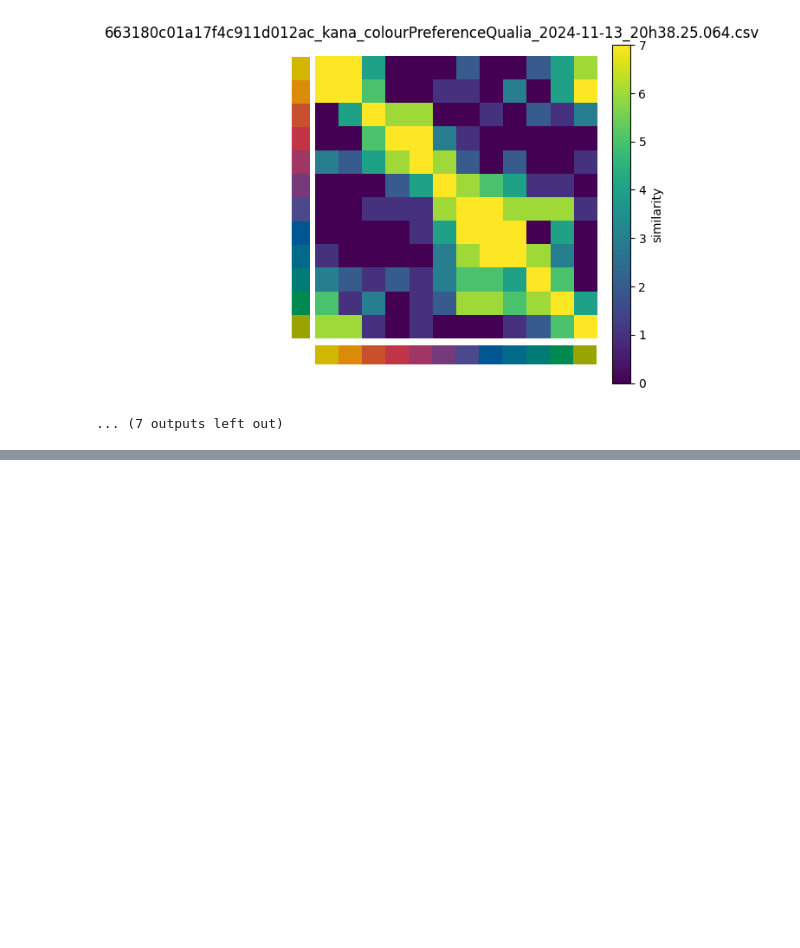
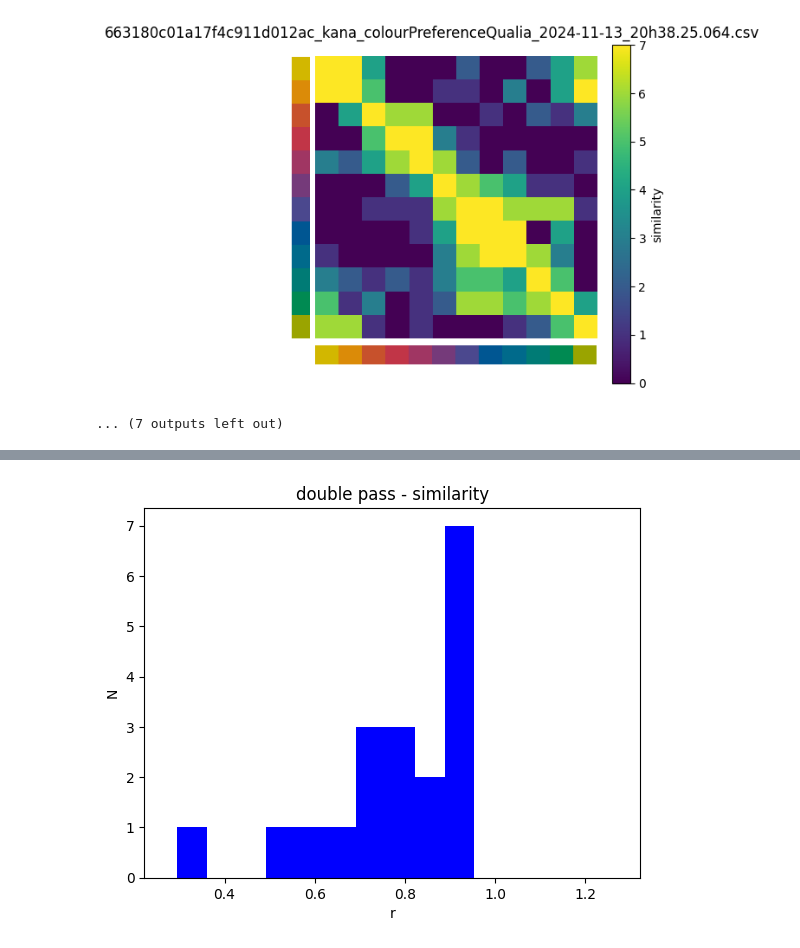
Before and after one commit to MtKana/GWOT_colorprefrencequalia, a Jupyter notebook: GWOT_2024_9_2.ipynb, the cells around one changed output, grey strips where cells are left out. Drawn from its saved outputs; the diff is of its cells as text; code cells hidden in the pictures; blank space fills up the shorter version.

Commit message:
histogram for double pass correlations

```diff
--- a/GWOT_2024_9_2.ipynb
+++ b/GWOT_2024_9_2.ipynb
@@ -147,6 +147,8 @@ for filename in os.listdir('raw_data/kana_colourpreferencequalia-master/data'):
 [figure]
 ... (7 outputs left out)
 # %%
+pCorrs = []
+
 folder_path = 'raw_data/kana_colourpreferencequalia-master/data'
 
 for filename in os.listdir(folder_path):
@@ -175,7 +177,14 @@ for filename in os.listdir(folder_path):
             # Calculate overall correlation for repeated color pairs
             overall_correlation = pearsonr(responses_trial1, responses_trial2)[0]
 
+            pCorrs.append(overall_correlation)
+
             print(f"Overall Pearson Correlation for {filename}: {overall_correlation}")
         else:
             print(f"No repeated pairs found in {filename}")
+
+    plt.hist(pCorrs, color='blue')
+    plt.xlabel("r")
+    plt.ylabel("N")
+    plt.title('double pass - similarity')
 # %% [output]
@@ -200,0 +210 @@ Overall Pearson Correlation for 667c6cdf30aebf82d16ebaf6_kana_colourPreferenceQu
+[figure, added]
```
Also changed, not shown: parts of 1 cell of this notebook.
